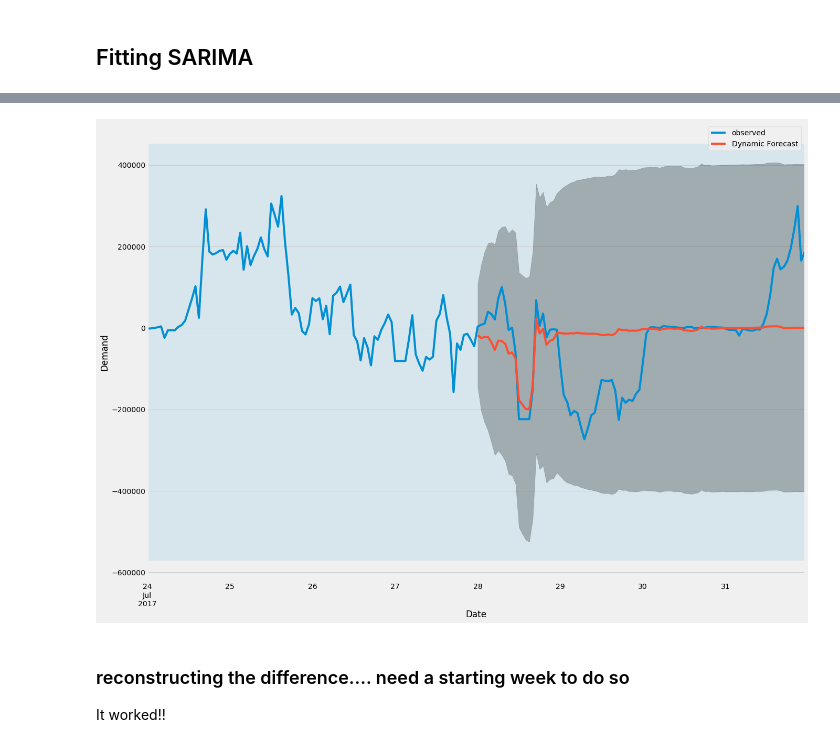
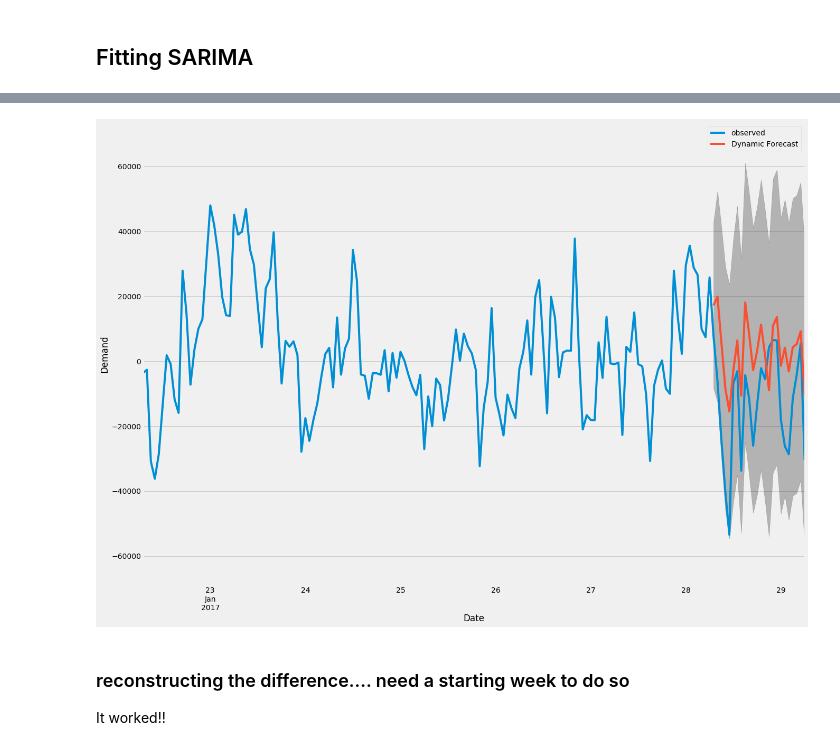
Before and after one commit to Rosina9700/dsi-capstone, a Jupyter notebook: development/prelim_sarima.ipynb, the cells around one changed output, grey strips where cells are left out. Cells and saved outputs as stored; diff of their text form; code cells hidden in the pictures.

```diff
--- a/development/prelim_sarima.ipynb
+++ b/development/prelim_sarima.ipynb
@@ -8,7 +8,7 @@ import statsmodels.api as sm
 import matplotlib.pyplot as plt
 plt.style.use('fivethirtyeight')
 # %%
-project_name = 'project_5526'
+project_name = 'project_6d8c'
 filelocation='../../capstone_data/Azimuth/clean/{}_featurized.csv'.format(project_name)
 df = pd.read_csv(filelocation)
 df['t'] = pd.to_datetime(df['t'], format='%Y-%m-%d %H:%M:%S')
@@ -19,6 +19,6 @@ df['power_2'] = df['load_v2rms'] * df['load_i2rms']
 df['power_3'] = df['load_v3rms'] * df['laod_i3rms']
 df['power_all'] = df['power_1'] +df['power_2']+df['power_3']
 # %%
-df2 = df.loc['2017-01-10 00:00:00':]
-y = pd.DataFrame(df2['power_all'])
+# df2 = df.loc['2017-01-10 00:00:00':]
+y = pd.DataFrame(df['power_all'])
 # %%
@@ -165,24 +244,24 @@ The Mean Squared Error of our forecasts is 35750.61
 # %%
-pred_dynamic = results.get_prediction(start=pd.to_datetime('2017-07-28'), dynamic=True, full_results=True)
+pred_dynamic = results.get_prediction(start=y_diff[-24:].index[0], dynamic=True, full_results=True)
 pred_dynamic_ci = pred_dynamic.conf_int()
 # %%
-ax = y_diff['2017-07-24 00:00:00':].plot(label='observed', figsize=(20, 15))
+ax = y_diff[-168:].plot(label='observed', figsize=(20, 15))
 pred_dynamic.predicted_mean.plot(label='Dynamic Forecast', ax=ax)
 
 ax.fill_between(pred_dynamic_ci.index,
                 pred_dynamic_ci.iloc[:, 0],
                 pred_dynamic_ci.iloc[:, 1], color='k', alpha=.25)
 
 ax.fill_betweenx(ax.get_ylim(), pd.to_datetime('2017-06-15'), y.index[-1],
                  alpha=.1, zorder=-1)
 
 ax.set_xlabel('Date')
 ax.set_ylabel('Demand')
 
 plt.legend()
 plt.show()
 # %% [output]
-[figure, old version]
+[figure, new version]
 # %% [markdown]
 ### reconstructing the difference.... need a starting week to do so
 
```
Also changed, not shown: parts of 26 cells of this notebook, 4 other files.
